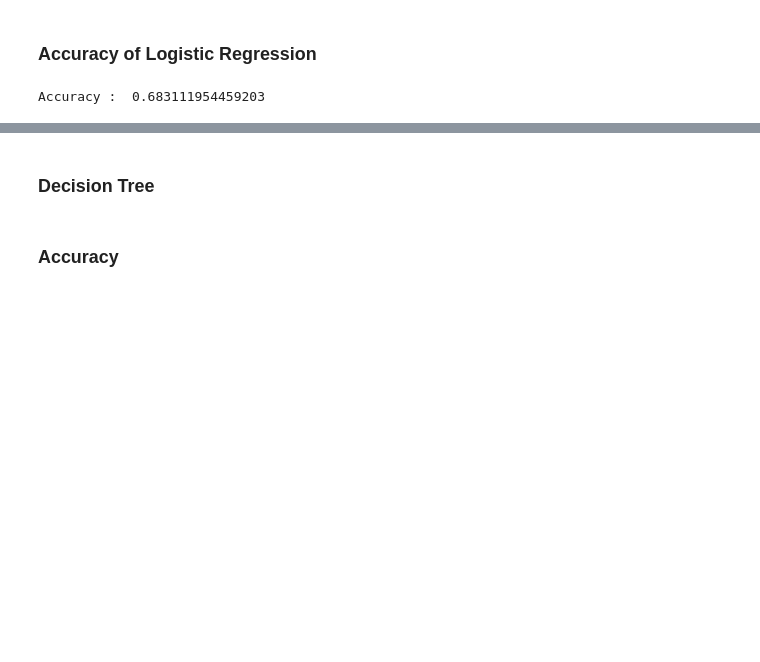
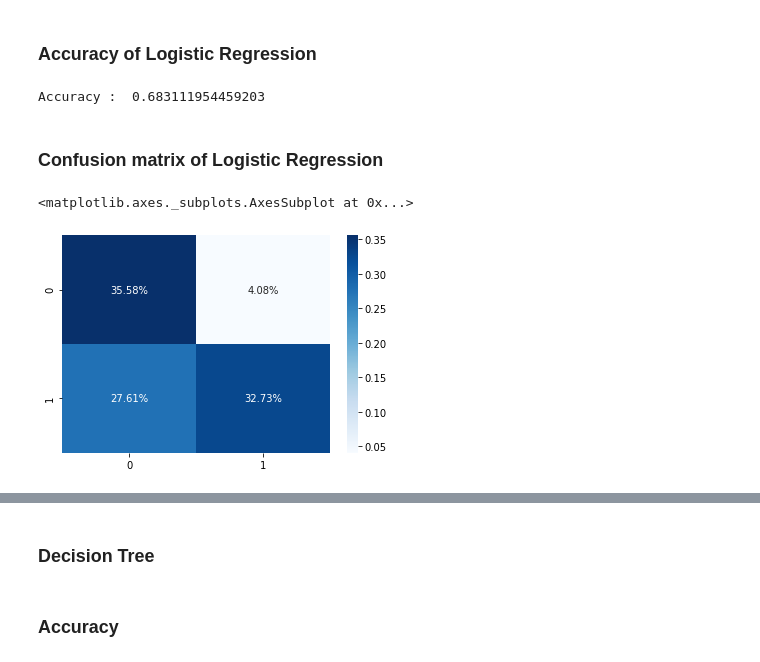
Before and after one commit to shouraykumra/Fake-News-Detection, a Jupyter notebook: supervised_machine_learning_models.ipynb, the cells around one changed output, grey strips where cells are left out. Cells and saved outputs as stored; diff of their text form; code cells hidden in the pictures; blank space fills up the shorter version.

```diff
--- a/supervised_machine_learning_models.ipynb
+++ b/supervised_machine_learning_models.ipynb
@@ -136,3 +158,12 @@ print("Accuracy : ",accuracy_score(pred_logistic,test_data['label_fnn']))
 acc_logistic=accuracy_score(pred_logistic,test_data['label_fnn'])*100
 # %% [output]
 Accuracy :  0.683111954459203
+# %% [markdown]
+### Confusion matrix of Logistic Regression
+# %%
+confusion_logistic = metrics.confusion_matrix(test_data['label_fnn'], pred_logistic)
+sns.heatmap(confusion_logistic/np.sum(confusion_logistic), annot=True,
+            fmt='.2%', cmap='Blues')
+# %% [output]
+<matplotlib.axes._subplots.AxesSubplot at 0x...>
+[figure, added]
```
Also changed, not shown: parts of 65 cells of this notebook, 1 other file.
